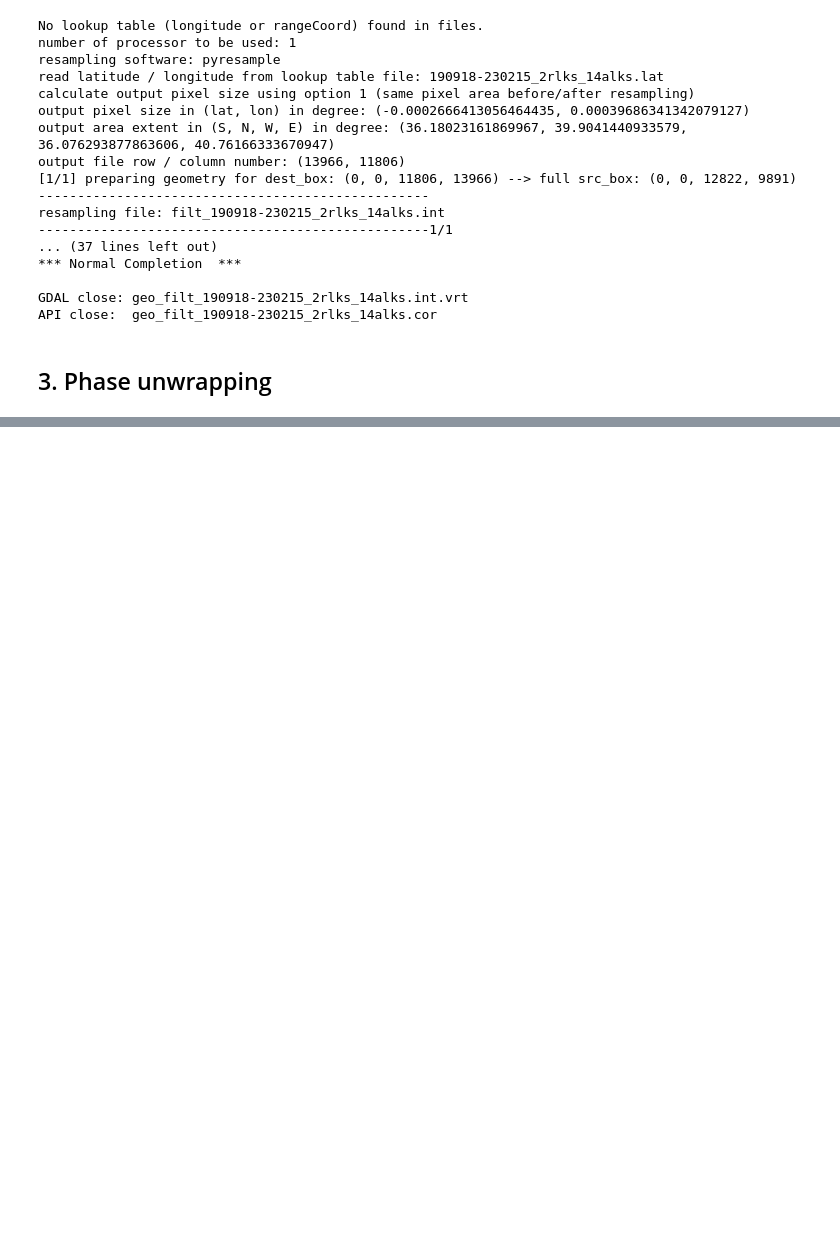
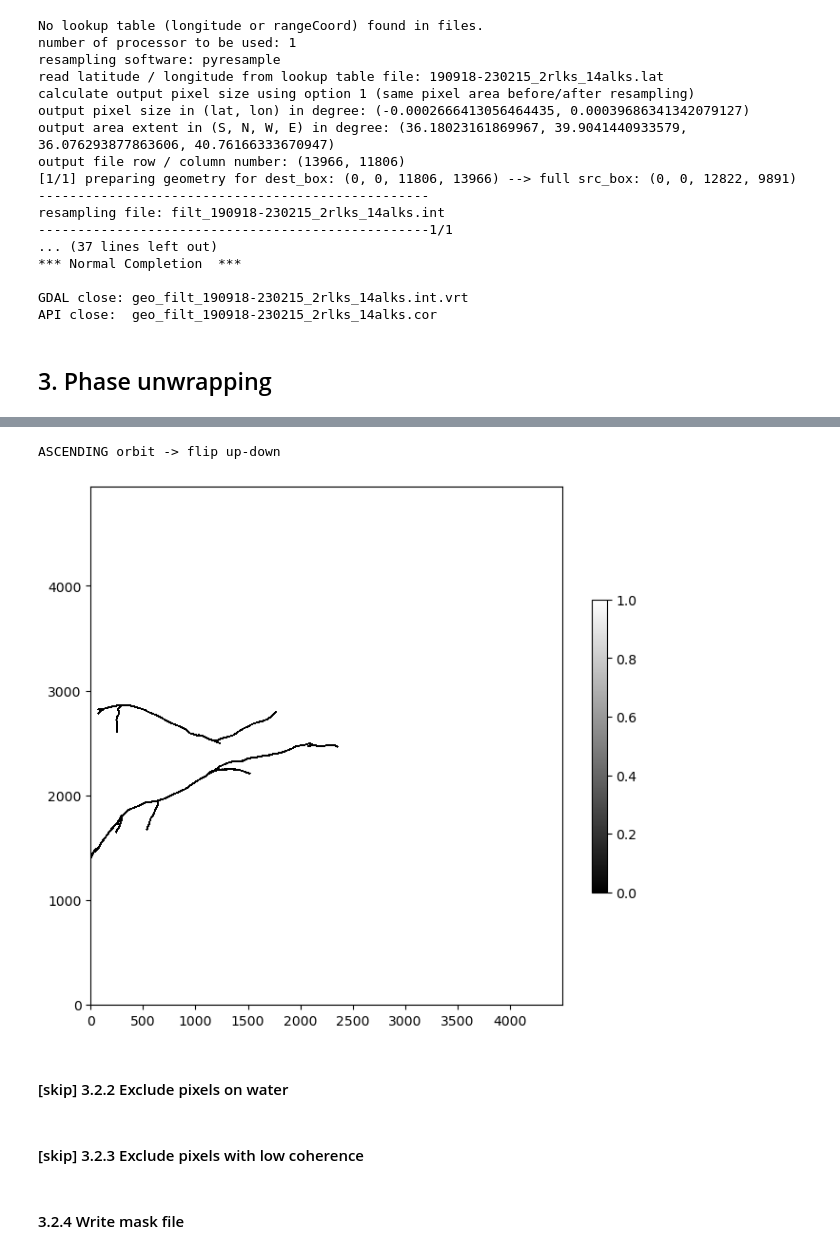
Before and after one commit to yunjunz/2023-Turkey-EQ, a Jupyter notebook: ifgram_postproc.ipynb, the cells around one changed output, grey strips where cells are left out. Saved outputs shown, nothing was run; the diff lists cells and outputs as text; code cells hidden in the pictures; blank space fills up the shorter version.

```diff
--- a/ifgram_postproc.ipynb
+++ b/ifgram_postproc.ipynb
@@ -124,0 +195,22 @@ unwrap.py -i geo_filt_190918-230215_6rlks_42alks.int -c geo_filt_190918-230215_6
+# %%
+# rasterize
+# link: https://pillow.readthedocs.io/en/stable/reference/ImageDraw.html
+atr = readfile.read_attribute(int_file)
+length, width = int(atr['LENGTH']), int(atr['WIDTH'])
+
+img = Image.new('L', (int(width), int(length)), 1)
+for i, fault_xy in enumerate(faults_xy):
+    ImageDraw.Draw(img).line(fault_xy, fill=0, width=20, joint='curve')
+msk = np.array(img, dtype=np.bool_)
+
+# plot
+fig, ax = plt.subplots(figsize=[8, 8])
+im = ax.imshow(msk, cmap='gray', interpolation='nearest')
+pp.auto_flip_direction(atr, ax=ax)
+fig.colorbar(im, ax=ax, shrink=0.5)
+plt.show()
+# %% [output]
+ASCENDING orbit -> flip up-down
+[figure, added]
+# %% [markdown]
+#### [skip] 3.2.2 Exclude pixels on water
@@ -124,0 +232,2 @@ unwrap.py -i geo_filt_190918-230215_6rlks_42alks.int -c geo_filt_190918-230215_6
+# %% [markdown]
+#### [skip] 3.2.3 Exclude pixels with low coherence
@@ -124,0 +254,2 @@ unwrap.py -i geo_filt_190918-230215_6rlks_42alks.int -c geo_filt_190918-230215_6
+# %% [markdown]
+#### 3.2.4 Write mask file
```
Also changed, not shown: parts of 18 cells of this notebook, 1 other file.
